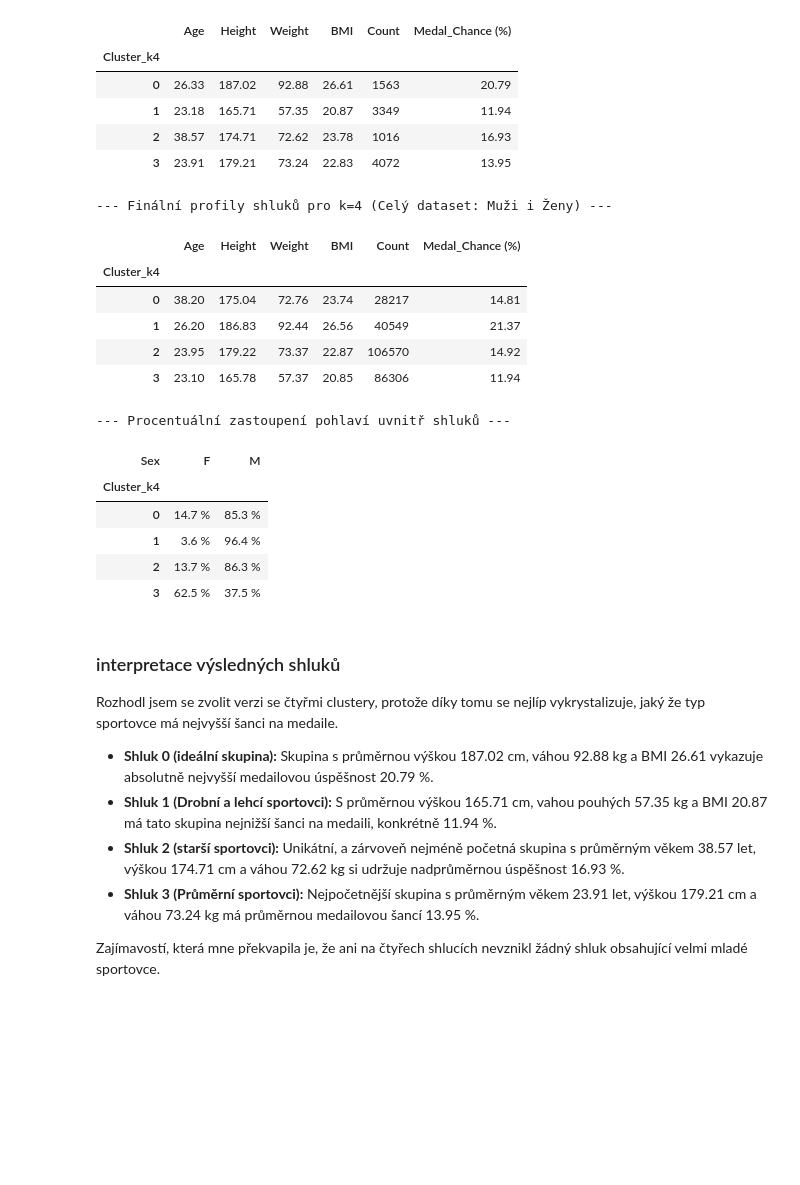
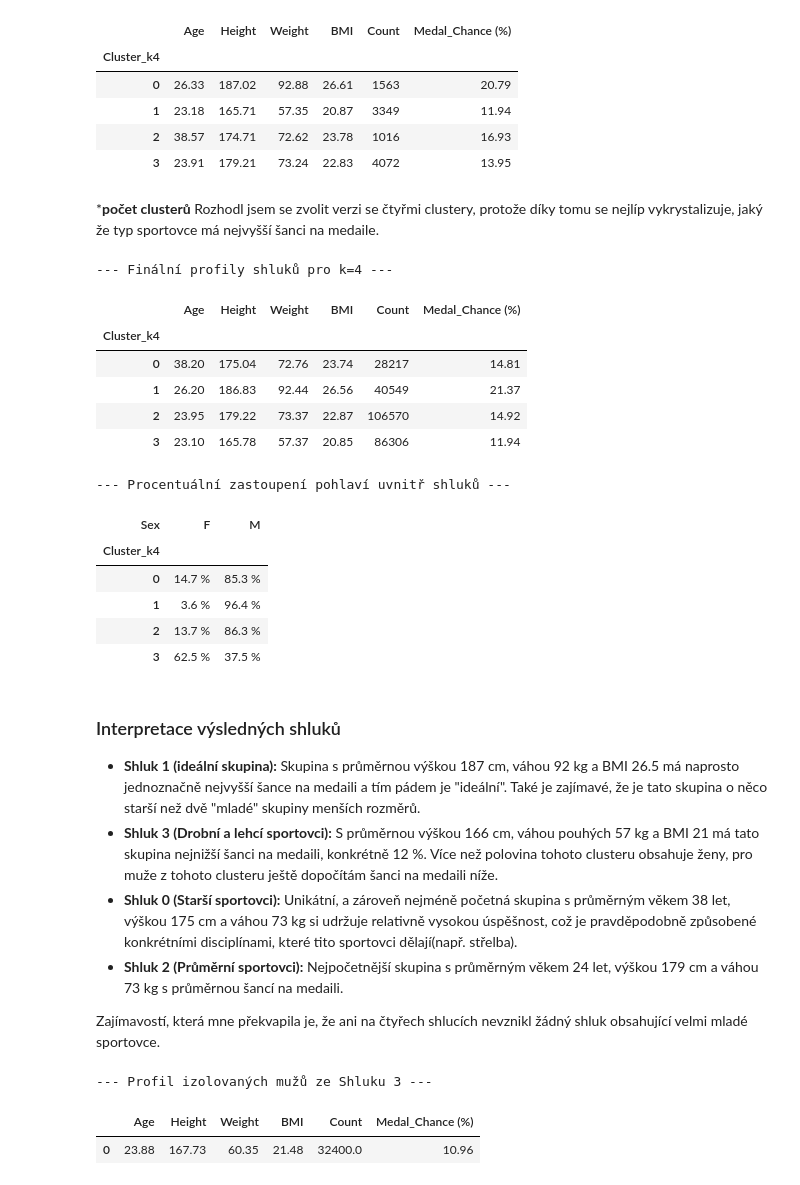
Before and after one commit to NEU0127/ZSUProjekt, a Jupyter notebook: ZSUProjektPart1.ipynb, the cells around one changed output. Drawn from its saved outputs; the diff is of its cells as text; code cells hidden in the pictures; blank space fills up the shorter version.

```diff
--- a/ZSUProjektPart1.ipynb
+++ b/ZSUProjektPart1.ipynb
@@ -206,6 +206,9 @@ for k in k_values:
 | 1 | 23.18 | 165.71 | 57.35 | 20.87 | 3349 | 11.94 |
 | 2 | 38.57 | 174.71 | 72.62 | 23.78 | 1016 | 16.93 |
 | 3 | 23.91 | 179.21 | 73.24 | 22.83 | 4072 | 13.95 |
+# %% [markdown]
+***počet clusterů**
+Rozhodl jsem se zvolit verzi se čtyřmi clustery, protože díky tomu se nejlíp vykrystalizuje, jaký že typ sportovce má nejvyšší šanci na medaile.
 # %%
 cluster_features = ['Age', 'Height', 'Weight', 'BMI']
 X_full = df_olympics[cluster_features].dropna().copy()
@@ -227,7 +230,7 @@ cluster_profiles = X_full.groupby('Cluster_k4')[cluster_features].mean().round(2
 cluster_profiles['Count'] = X_full['Cluster_k4'].value_counts()
 cluster_profiles['Medal_Chance (%)'] = (X_full.groupby('Cluster_k4')['Medal_Won'].mean() * 100).round(2)
 
-print("--- Finální profily shluků pro k=4 (Celý dataset: Muži i Ženy) ---")
+print("--- Finální profily shluků pro k=4 ---")
 display(cluster_profiles)
 
 gender_dist = pd.crosstab(X_full['Cluster_k4'], X_full['Sex'], normalize='index') * 100
@@ -235,7 +238,7 @@ gender_dist = gender_dist.round(1).astype(str) + ' %'
 print("\n--- Procentuální zastoupení pohlaví uvnitř shluků ---")
 display(gender_dist)
 # %% [output]
---- Finální profily shluků pro k=4 (Celý dataset: Muži i Ženy) ---
+--- Finální profily shluků pro k=4 ---
 |  | Age | Height | Weight | BMI | Count | Medal_Chance (%) |
 | Cluster_k4 |  |  |  |  |  |  |
 | 0 | 38.20 | 175.04 | 72.76 | 23.74 | 28217 | 14.81 |
@@ -250,12 +253,27 @@ display(gender_dist)
 | 2 | 13.7 % | 86.3 % |
 | 3 | 62.5 % | 37.5 % |
 # %% [markdown]
-### interpretace výsledných shluků
-Rozhodl jsem se zvolit verzi se čtyřmi clustery, protože díky tomu se nejlíp vykrystalizuje, jaký že typ sportovce má nejvyšší šanci na medaile.
+### Interpretace výsledných shluků
 
-* **Shluk 0 (ideální skupina):** Skupina s průměrnou výškou 187.02 cm, váhou 92.88 kg a BMI 26.61 vykazuje absolutně nejvyšší medailovou úspěšnost 20.79 %.
-* **Shluk 1 (Drobní a lehcí sportovci):** S průměrnou výškou 165.71 cm, vahou pouhých 57.35 kg a BMI 20.87 má tato skupina nejnižší šanci na medaili, konkrétně 11.94 %.
-* **Shluk 2 (starší sportovci):** Unikátní, a zárvoveň nejméně početná skupina s průměrným věkem 38.57 let, výškou 174.71 cm a váhou 72.62 kg si udržuje nadprůměrnou úspěšnost 16.93 %.
-* **Shluk 3 (Průměrní sportovci):** Nejpočetnější skupina s průměrným věkem 23.91 let, výškou 179.21 cm a váhou 73.24 kg má průměrnou medailovou šancí 13.95 %.
+* **Shluk 1 (ideální skupina):** Skupina s průměrnou výškou 187 cm, váhou 92 kg a BMI 26.5 má naprosto jednoznačně nejvyšší šance na medaili a tím pádem je "ideální". Také je zajímavé, že je tato skupina o něco starší než dvě "mladé" skupiny menších rozměrů.
+* **Shluk 3 (Drobní a lehcí sportovci):** S průměrnou výškou 166 cm, váhou pouhých 57 kg a BMI 21 má tato skupina nejnižší šanci na medaili, konkrétně 12 %. Více než polovina tohoto clusteru obsahuje ženy, pro muže z tohoto clusteru ještě dopočítám šanci na medaili níže.
+* **Shluk 0 (Starší sportovci):** Unikátní, a zároveň nejméně početná skupina s průměrným věkem 38 let, výškou 175 cm a váhou 73 kg si udržuje relativně vysokou úspěšnost, což je pravděpodobně způsobené konkrétními disciplínami, které tito sportovci dělají(např. střelba).
+* **Shluk 2 (Průměrní sportovci):** Nejpočetnější skupina s průměrným věkem 24 let, výškou 179 cm a váhou 73 kg s průměrnou šancí na medaili.
 
 Zajímavostí, která mne překvapila je, že ani na čtyřech shlucích nevznikl žádný shluk obsahující velmi mladé sportovce.
+# %%
+target_cluster = 3
+male_in_cluster = X_full[(X_full['Cluster_k4'] == target_cluster) & (X_full['Sex'] == 'M')]
+
+stats = male_in_cluster[cluster_features].mean().round(2)
+stats['Count'] = len(male_in_cluster)
+stats['Medal_Chance (%)'] = (male_in_cluster['Medal_Won'].mean() * 100).round(2)
+
+isolated_profile = pd.DataFrame(stats).T
+
+print(f"--- muži ze shluku {target_cluster} ---")
+display(isolated_profile)
+# %% [output]
+--- Profil izolovaných mužů ze Shluku 3 ---
+|  | Age | Height | Weight | BMI | Count | Medal_Chance (%) |
+| 0 | 23.88 | 167.73 | 60.35 | 21.48 | 32400.0 | 10.96 |
```
Also changed, not shown: parts of 5 cells of this notebook.
